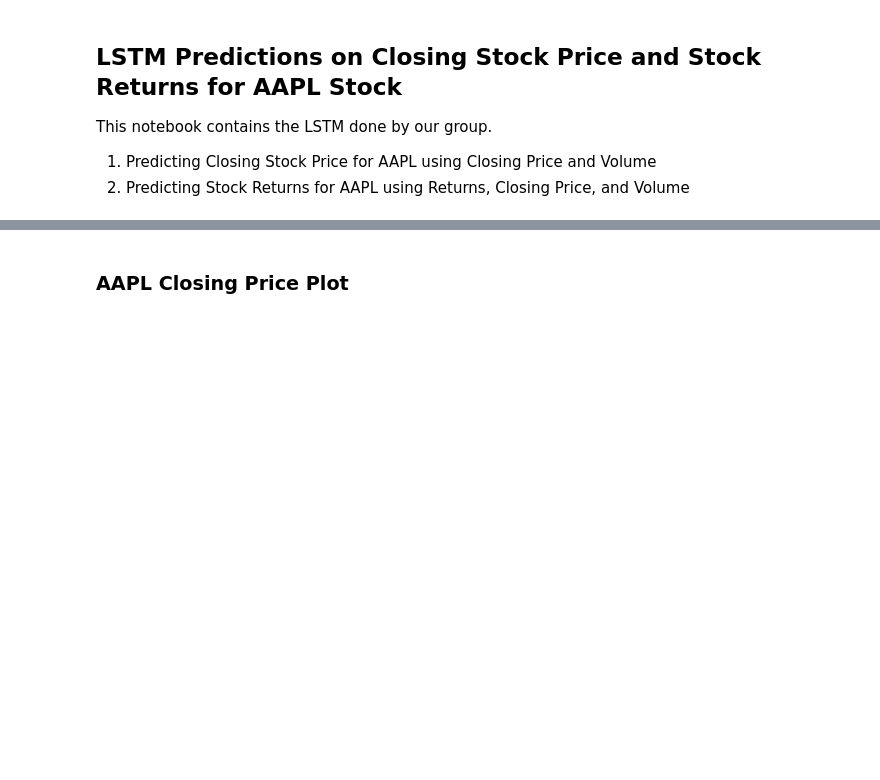
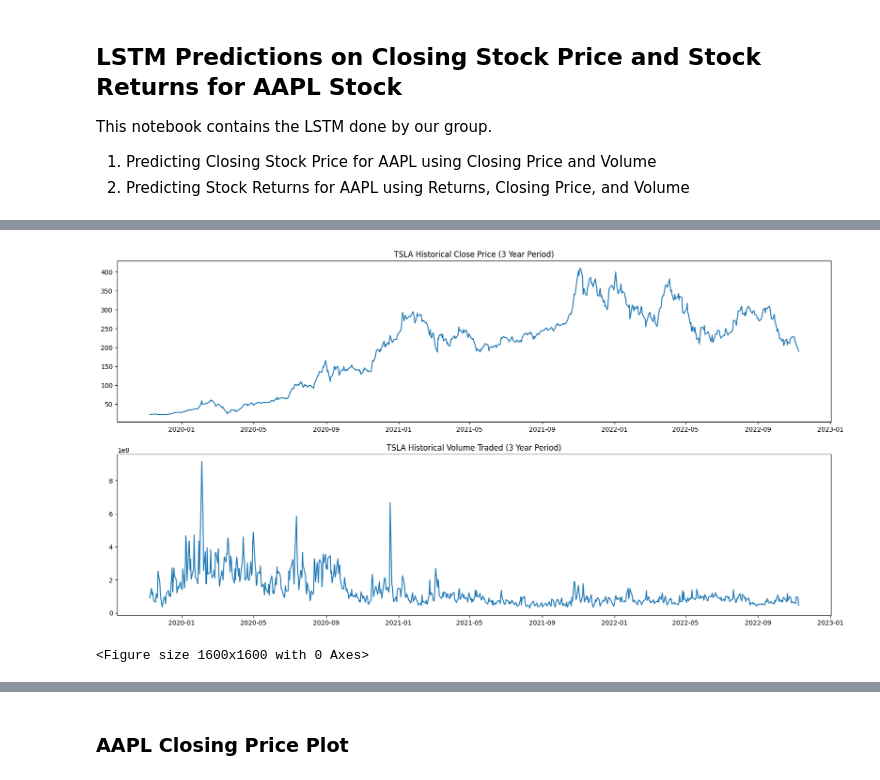
Before and after one commit to eltontay/Stock-Returns-Prediction-ML-Textual-Analysis, a Jupyter notebook: Data-Models/LSTM_Structured Data (Victor).ipynb, the cells around one changed output, grey strips where cells are left out. Cells and saved outputs as stored; diff of their text form; code cells hidden in the pictures; blank space fills up the shorter version.

```diff
--- a/Data-Models/LSTM_Structured Data (Victor).ipynb
+++ b/Data-Models/LSTM_Structured Data (Victor).ipynb
@@ -22,0 +163,5 @@ from sklearn.metrics import r2_score, mean_squared_error, mean_absolute_error
+# %%
+tsla_historical = scrapeStock("TSLA")
+# %% [output]
+[figure, added]
+<Figure size 1600x1600 with 0 Axes>
```
Also changed, not shown: parts of 25 cells of this notebook.
